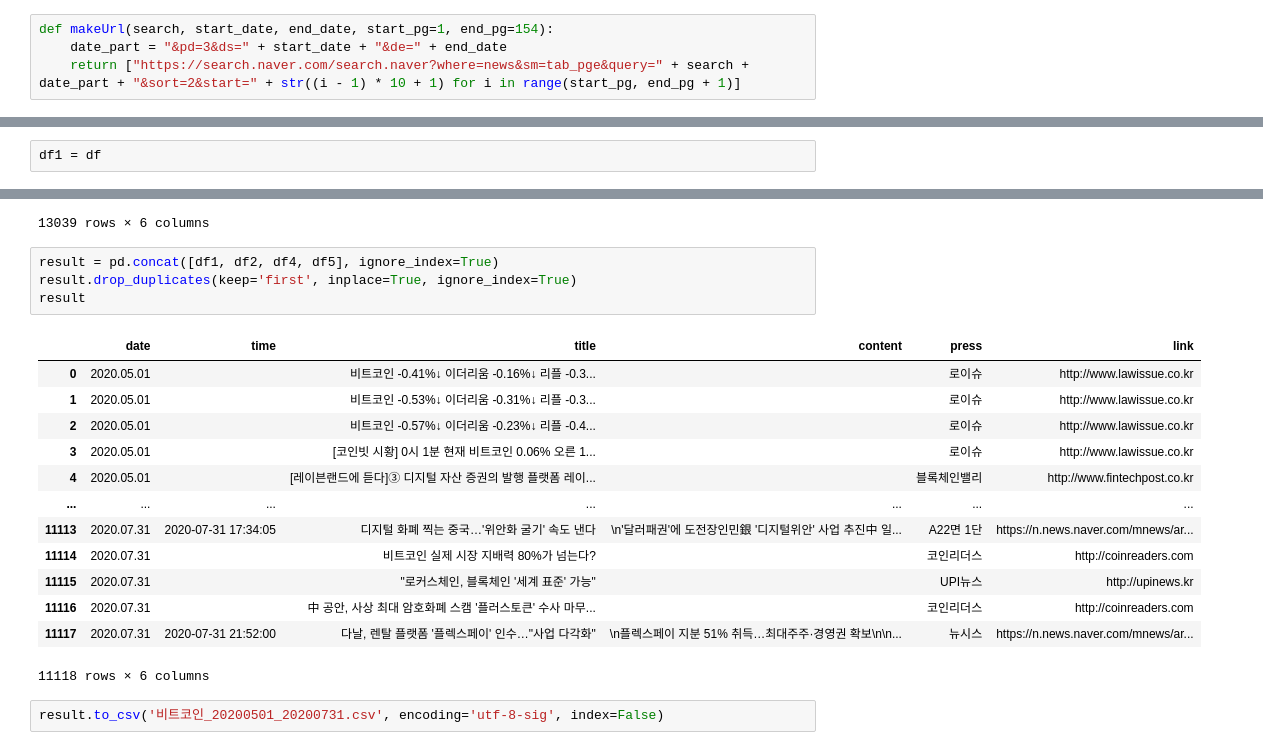
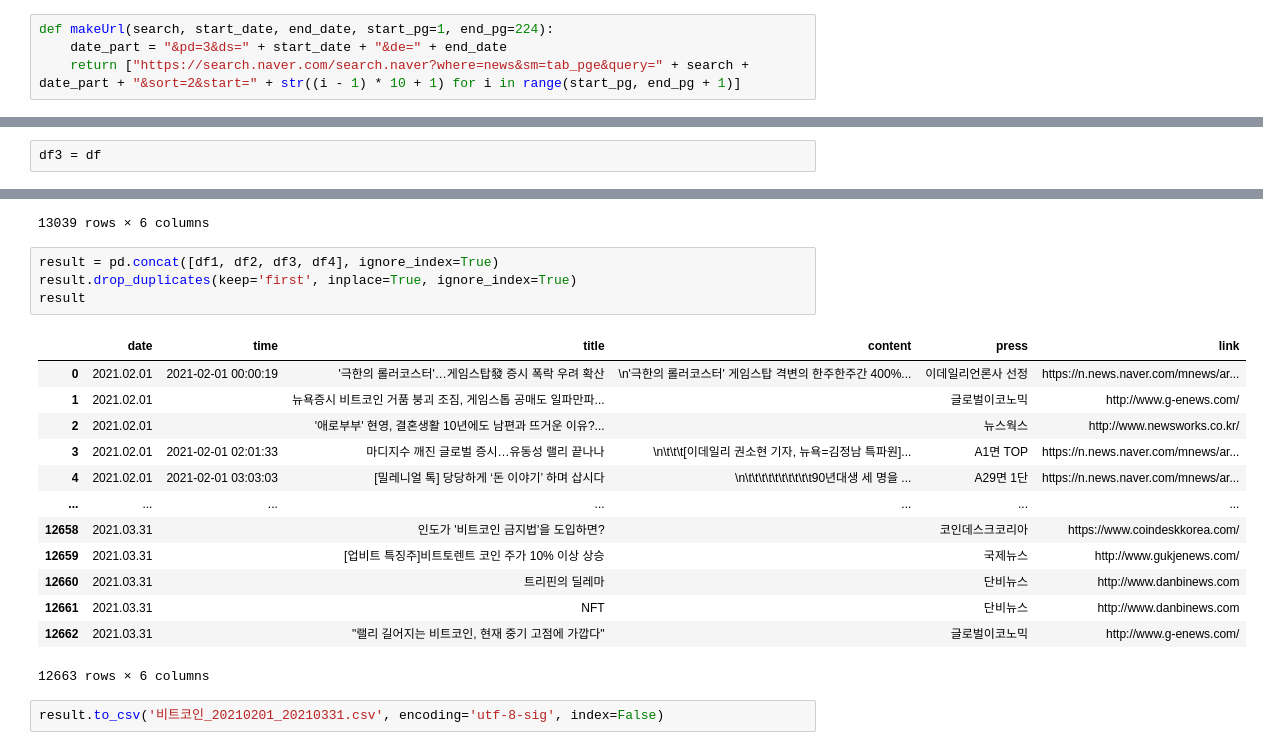
Before and after one commit to boyu571/LLM_based_investment_research, a Jupyter notebook: v5_naver_news_crawling.ipynb, the cells around one changed output, grey strips where cells are left out. Cells and saved outputs as stored; diff of their text form.

```diff
--- a/v5_naver_news_crawling.ipynb
+++ b/v5_naver_news_crawling.ipynb
@@ -9,7 +9,7 @@ import random
 
 headers = {"User-Agent": "Mozilla/5.0 (Windows NT 10.0; Win64; x64) Chrome/98.0.4758.102"}
 # %%
-def makeUrl(search, start_date, end_date, start_pg=1, end_pg=154):
+def makeUrl(search, start_date, end_date, start_pg=1, end_pg=224):
     date_part = "&pd=3&ds=" + start_date + "&de=" + end_date
     return ["https://search.naver.com/search.naver?where=news&sm=tab_pge&query=" + search + date_part + "&sort=2&start=" + str((i - 1) * 10 + 1) for i in range(start_pg, end_pg + 1)]
 # %%
@@ -254,4 +253,4 @@ article_urls[390:400]
 # %%
 article_urls.insert(394, "https://www.chiefexe.com/news/ArticleView.asp?listId=Mjc0NHx8bGltaXRfZmFsc2Ug")
 # %%
-df1 = df
+df3 = df
@@ -295,22 +294,22 @@ result
 | 13038 | 2019.03.31 |  | [암호화폐 시황] 비트코인 보합 비트코인캐시 0.32%↑ 비... |  | 마켓뉴스 | http://www.marketnews.co.kr/ |
 13039 rows × 6 columns
 # %%
-result = pd.concat([df1, df2, df4, df5], ignore_index=True)
+result = pd.concat([df1, df2, df3, df4], ignore_index=True)
 result.drop_duplicates(keep='first', inplace=True, ignore_index=True)
 result
 # %% [output]
 |  | date | time | title | content | press | link |
-| 0 | 2020.05.01 |  | 비트코인 -0.41%↓ 이더리움 -0.16%↓ 리플 -0.3... |  | 로이슈 | http://www.lawissue.co.kr |
-| 1 | 2020.05.01 |  | 비트코인 -0.53%↓ 이더리움 -0.31%↓ 리플 -0.3... |  | 로이슈 | http://www.lawissue.co.kr |
-| 2 | 2020.05.01 |  | 비트코인 -0.57%↓ 이더리움 -0.23%↓ 리플 -0.4... |  | 로이슈 | http://www.lawissue.co.kr |
-| 3 | 2020.05.01 |  | [코인빗 시황] 0시 1분 현재 비트코인 0.06% 오른 1... |  | 로이슈 | http://www.lawissue.co.kr |
-| 4 | 2020.05.01 |  | [레이븐랜드에 듣다]③ 디지털 자산 증권의 발행 플랫폼 레이... |  | 블록체인밸리 | http://www.fintechpost.co.kr |
+| 0 | 2021.02.01 | 2021-02-01 00:00:19 | '극한의 롤러코스터'…게임스탑發 증시 폭락 우려 확산 | \n'극한의 롤러코스터' 게임스탑 격변의 한주한주간 400%... | 이데일리언론사 선정 | https://n.news.naver.com/mnews/ar... |
+| 1 | 2021.02.01 |  | 뉴욕증시 비트코인 거품 붕괴 조짐, 게임스톱 공매도 일파만파... |  | 글로벌이코노믹 | http://www.g-enews.com/ |
+| 2 | 2021.02.01 |  | '애로부부' 현영, 결혼생활 10년에도 남편과 뜨거운 이유?... |  | 뉴스웍스 | http://www.newsworks.co.kr/ |
+| 3 | 2021.02.01 | 2021-02-01 02:01:33 | 마디지수 깨진 글로벌 증시…유동성 랠리 끝나나 | \n\t\t\t[이데일리 권소현 기자, 뉴욕=김정남 특파원]... | A1면 TOP | https://n.news.naver.com/mnews/ar... |
+| 4 | 2021.02.01 | 2021-02-01 03:03:03 | [밀레니얼 톡] 당당하게 ‘돈 이야기’ 하며 삽시다 | \n\t\t\t\t\t\t\t\t\t\t90년대생 세 명을 ... | A29면 1단 | https://n.news.naver.com/mnews/ar... |
 | ... | ... | ... | ... | ... | ... | ... |
-| 11113 | 2020.07.31 | 2020-07-31 17:34:05 | 디지털 화폐 찍는 중국…'위안화 굴기' 속도 낸다 | \n'달러패권'에 도전장인민銀 '디지털위안' 사업 추진中 일... | A22면 1단 | https://n.news.naver.com/mnews/ar... |
-| 11114 | 2020.07.31 |  | 비트코인 실제 시장 지배력 80%가 넘는다? |  | 코인리더스 | http://coinreaders.com |
-| 11115 | 2020.07.31 |  | "로커스체인, 블록체인 '세계 표준' 가능" |  | UPI뉴스 | http://upinews.kr |
-| 11116 | 2020.07.31 |  | 中 공안, 사상 최대 암호화폐 스캠 '플러스토큰' 수사 마무... |  | 코인리더스 | http://coinreaders.com |
-| 11117 | 2020.07.31 | 2020-07-31 21:52:00 | 다날, 렌탈 플랫폼 '플렉스페이' 인수…"사업 다각화" | \n플렉스페이 지분 51% 취득…최대주주·경영권 확보\n\n... | 뉴시스 | https://n.news.naver.com/mnews/ar... |
+| 12658 | 2021.03.31 |  | 인도가 '비트코인 금지법'을 도입하면? |  | 코인데스크코리아 | https://www.coindeskkorea.com/ |
+| 12659 | 2021.03.31 |  | [업비트 특징주]비트토렌트 코인 주가 10% 이상 상승 |  | 국제뉴스 | http://www.gukjenews.com/ |
+| 12660 | 2021.03.31 |  | 트리핀의 딜레마 |  | 단비뉴스 | http://www.danbinews.com |
+| 12661 | 2021.03.31 |  | NFT |  | 단비뉴스 | http://www.danbinews.com |
+| 12662 | 2021.03.31 |  | "랠리 길어지는 비트코인, 현재 중기 고점에 가깝다" |  | 글로벌이코노믹 | http://www.g-enews.com/ |
-11118 rows × 6 columns
+12663 rows × 6 columns
 # %%
-result.to_csv('비트코인_20200501_20200731.csv', encoding='utf-8-sig', index=False)
+result.to_csv('비트코인_20210201_20210331.csv', encoding='utf-8-sig', index=False)
```
Also changed, not shown: parts of 5 cells of this notebook, 9 other files.
